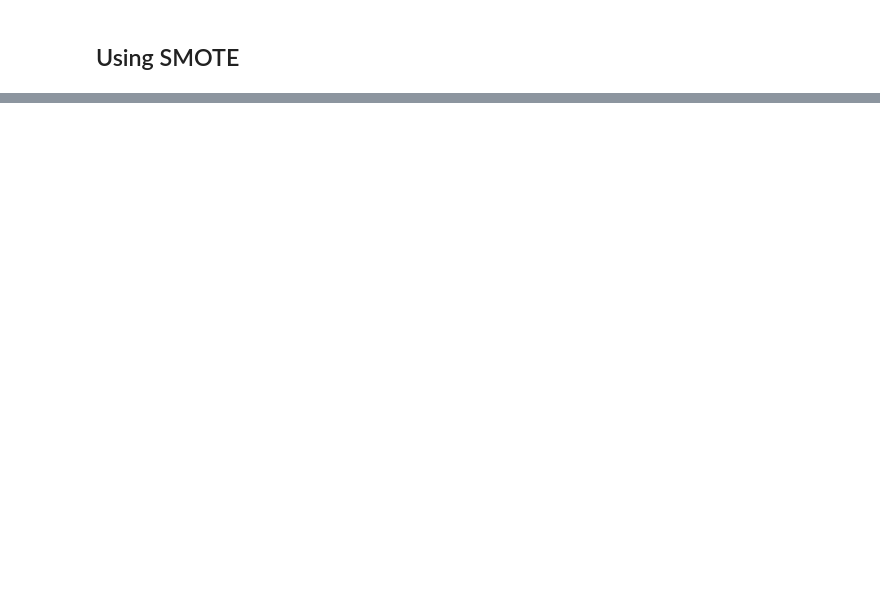
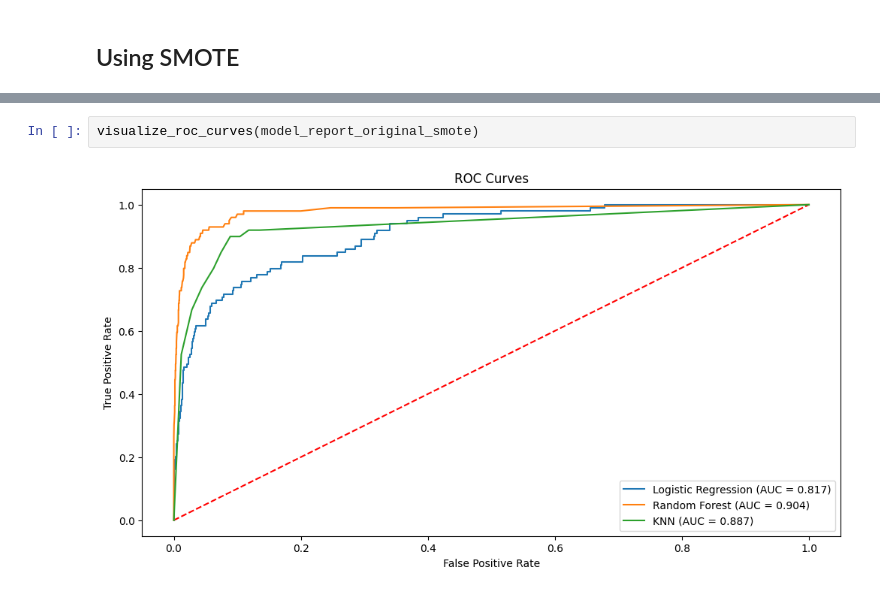
Before and after one commit to vitorccmanso/Predictive-Maintenance, a Jupyter notebook: Notebooks/Model Training.ipynb, the cells around one changed output, grey strips where cells are left out. Saved outputs shown, nothing was run; the diff lists cells and outputs as text; blank space fills up the shorter version.

```diff
--- a/Notebooks/Model Training.ipynb
+++ b/Notebooks/Model Training.ipynb
@@ -81,0 +100,4 @@ Created version '2' of model 'KNN - Original_Features'.
+# %%
+visualize_roc_curves(model_report_original_smote)
+# %% [output]
+[figure, added]
```
Also changed, not shown: parts of 49 cells of this notebook, 1 other file.
